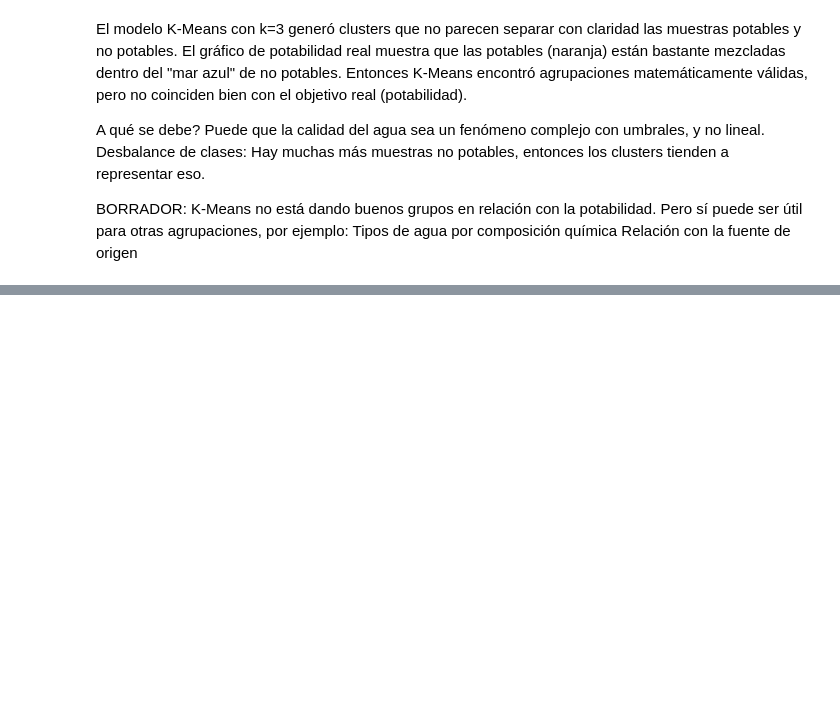
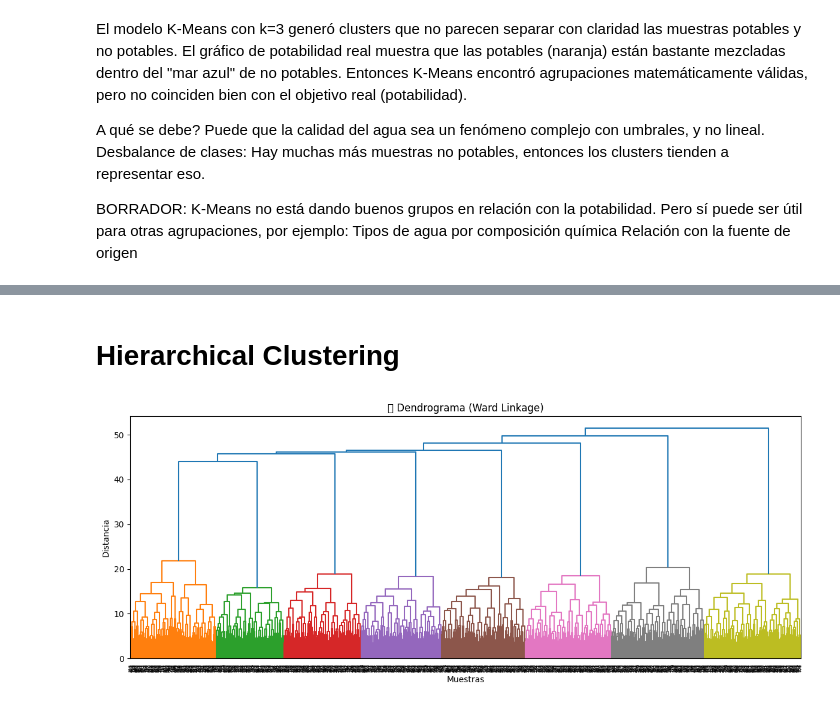
Before and after one commit to micaelakorol21/water_quality_unsupervised_learning, a Jupyter notebook: water_quality_unsupervised_learning.ipynb, the cells around one changed output, grey strips where cells are left out. Cells and saved outputs as stored; diff of their text form; code cells hidden in the pictures; blank space fills up the shorter version.

```diff
--- a/water_quality_unsupervised_learning.ipynb
+++ b/water_quality_unsupervised_learning.ipynb
@@ -1357,0 +1410,27 @@ Relación con la fuente de origen
+# %% [markdown]
+# Hierarchical Clustering
+# %%
+from scipy.cluster.hierarchy import linkage, dendrogram
+import matplotlib.pyplot as plt
+import seaborn as sns
+import pandas as pd
+
+# Muestra reducida para que el dendrograma sea visible
+X_sample = X_scaled[:1000]  # usamos solo 1000 puntos para visualización
+
+# Método de linkage (ward minimiza varianza dentro del cluster)
+linked = linkage(X_sample, method='ward')
+
+# Dendrograma
+plt.figure(figsize=(12, 5))
+dendrogram(linked,
+           orientation='top',
+           distance_sort='descending',
+           show_leaf_counts=False)
+plt.title("🌿 Dendrograma (Ward Linkage)")
+plt.xlabel("Muestras")
+plt.ylabel("Distancia")
+plt.tight_layout()
+plt.show()
+# %% [output]
+[figure, added]
```
Also changed, not shown: parts of 15 cells of this notebook.
